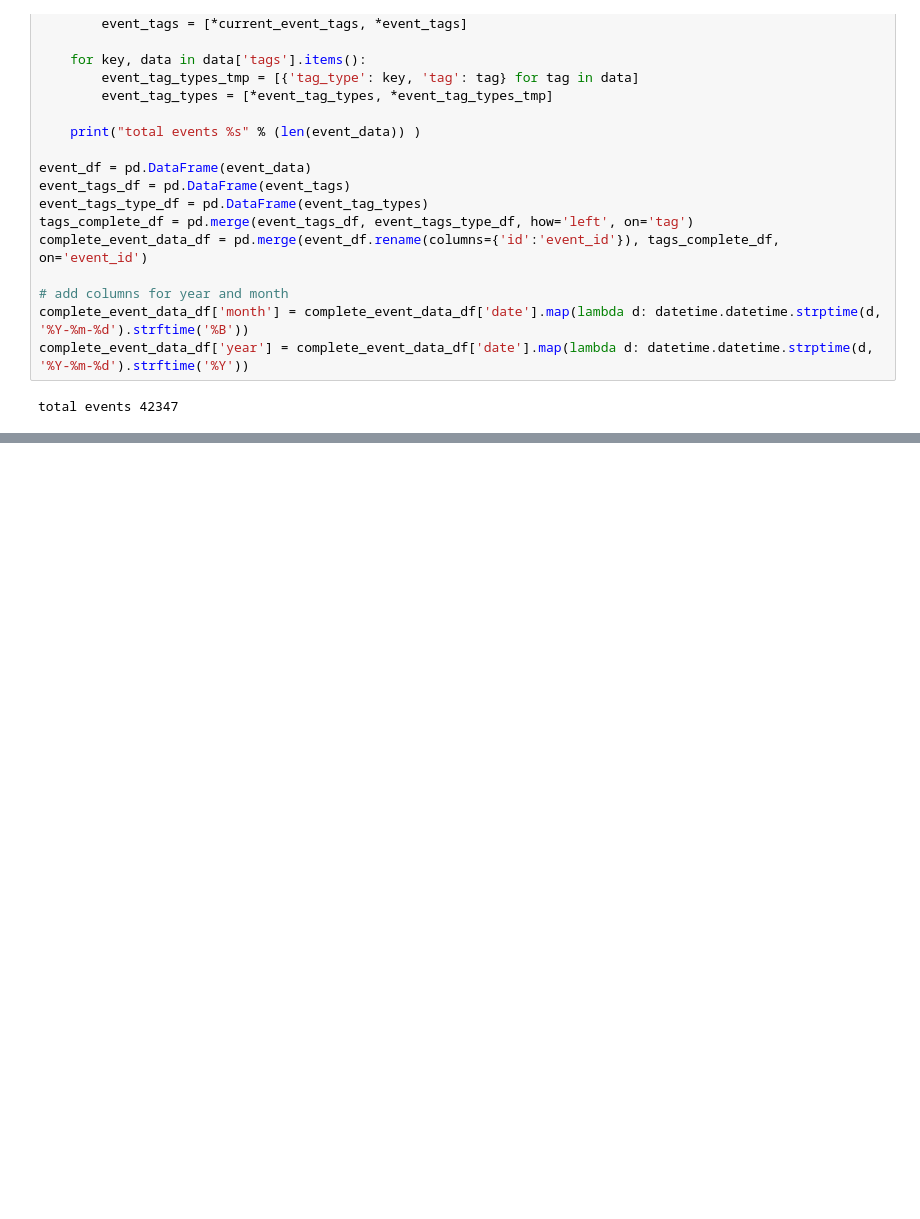
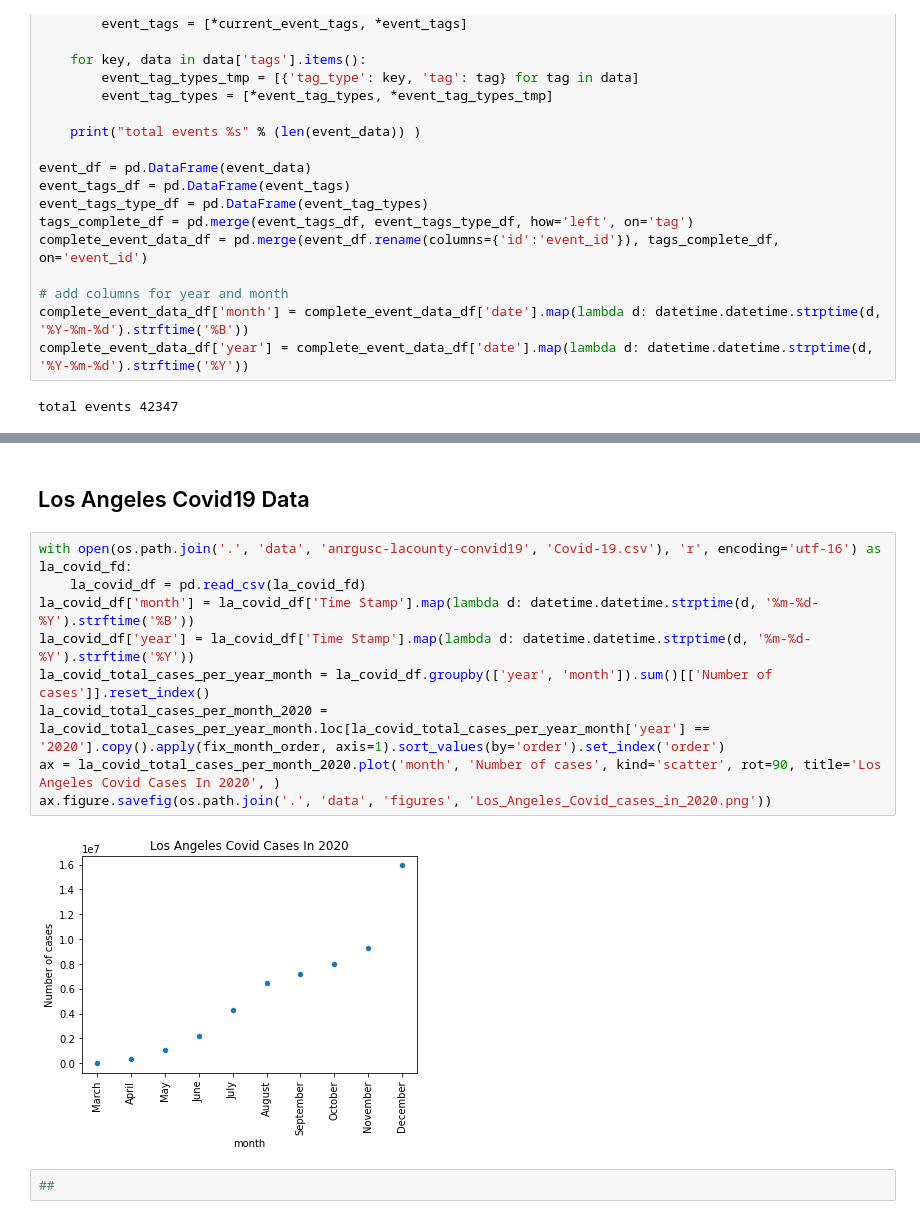
Before and after one commit to Navilongo/COVID-correlations-in-Los-Angeles-Analysis, a Jupyter notebook: Covid19 Analysis.ipynb, the cells around one changed output, grey strips where cells are left out. Saved outputs shown, nothing was run; the diff lists cells and outputs as text; blank space fills up the shorter version.

```diff
--- a/Covid19 Analysis.ipynb
+++ b/Covid19 Analysis.ipynb
@@ -82,0 +291,15 @@ for year_i in range(len(years)):
+# %% [markdown]
+## Los Angeles Covid19 Data
+# %%
+with open(os.path.join('.', 'data', 'anrgusc-lacounty-convid19', 'Covid-19.csv'), 'r', encoding='utf-16') as la_covid_fd:
+    la_covid_df = pd.read_csv(la_covid_fd)
+la_covid_df['month'] = la_covid_df['Time Stamp'].map(lambda d: datetime.datetime.strptime(d, '%m-%d-%Y').strftime('%B'))
+la_covid_df['year'] = la_covid_df['Time Stamp'].map(lambda d: datetime.datetime.strptime(d, '%m-%d-%Y').strftime('%Y'))
+la_covid_total_cases_per_year_month = la_covid_df.groupby(['year', 'month']).sum()[['Number of cases']].reset_index()
+la_covid_total_cases_per_month_2020 = la_covid_total_cases_per_year_month.loc[la_covid_total_cases_per_year_month['year'] == '2020'].copy().apply(fix_month_order, axis=1).sort_values(by='order').set_index('order')
+ax = la_covid_total_cases_per_month_2020.plot('month', 'Number of cases', kind='scatter', rot=90, title='Los Angeles Covid Cases In 2020', )
+ax.figure.savefig(os.path.join('.', 'data', 'figures', 'Los_Angeles_Covid_cases_in_2020.png'))
+# %% [output]
+[figure, added]
+# %%
+##
```
Also changed, not shown: parts of 25 cells of this notebook, 6 other files.
